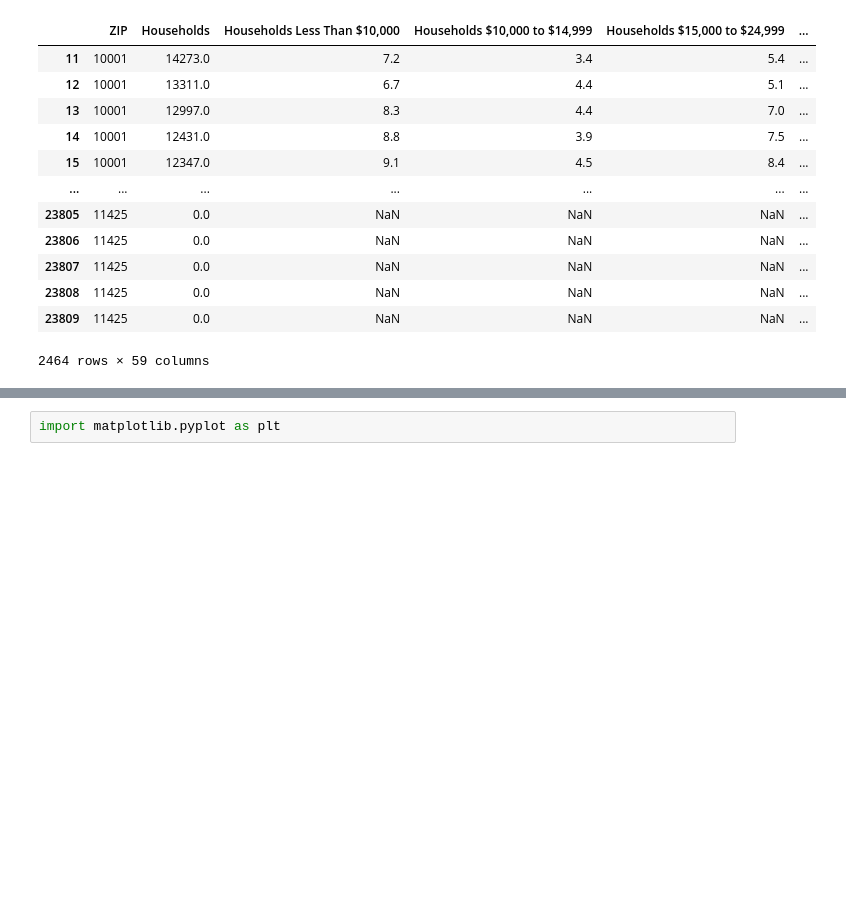
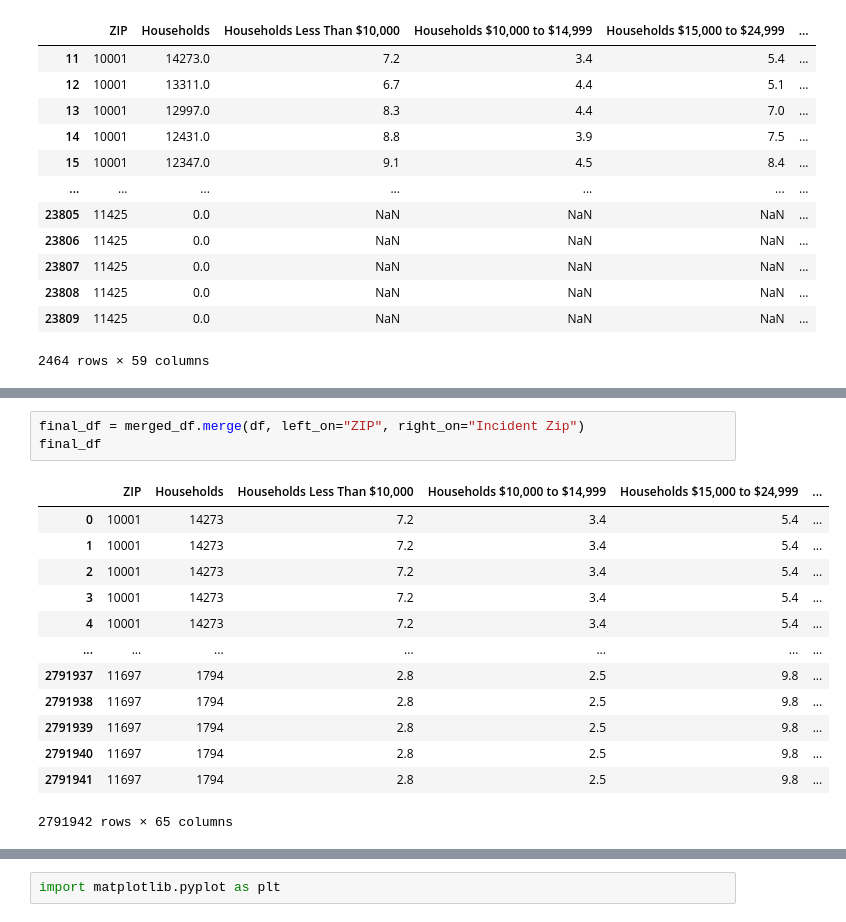
Before and after one commit to trishaa4144/cmsc320-final, a Jupyter notebook: income_data_cleaning.ipynb, the cells around one changed output, grey strips where cells are left out. Cells and saved outputs as stored; diff of their text form; blank space fills up the shorter version.

```diff
--- a/income_data_cleaning.ipynb
+++ b/income_data_cleaning.ipynb
@@ -177,0 +229,17 @@ merged_df.dropna()
+# %%
+final_df = merged_df.merge(df, left_on="ZIP", right_on="Incident Zip")
+final_df
+# %% [output]
+|  | ZIP | Households | Households Less Than $10,000 | Households $10,000 to $14,999 | Households $15,000 to $24,999 | ... |
+| 0 | 10001 | 14273 | 7.2 | 3.4 | 5.4 | ... |
+| 1 | 10001 | 14273 | 7.2 | 3.4 | 5.4 | ... |
+| 2 | 10001 | 14273 | 7.2 | 3.4 | 5.4 | ... |
+| 3 | 10001 | 14273 | 7.2 | 3.4 | 5.4 | ... |
+| 4 | 10001 | 14273 | 7.2 | 3.4 | 5.4 | ... |
+| ... | ... | ... | ... | ... | ... | ... |
+| 2791937 | 11697 | 1794 | 2.8 | 2.5 | 9.8 | ... |
+| 2791938 | 11697 | 1794 | 2.8 | 2.5 | 9.8 | ... |
+| 2791939 | 11697 | 1794 | 2.8 | 2.5 | 9.8 | ... |
+| 2791940 | 11697 | 1794 | 2.8 | 2.5 | 9.8 | ... |
+| 2791941 | 11697 | 1794 | 2.8 | 2.5 | 9.8 | ... |
+2791942 rows × 65 columns
```
Also changed, not shown: parts of 8 cells of this notebook.
